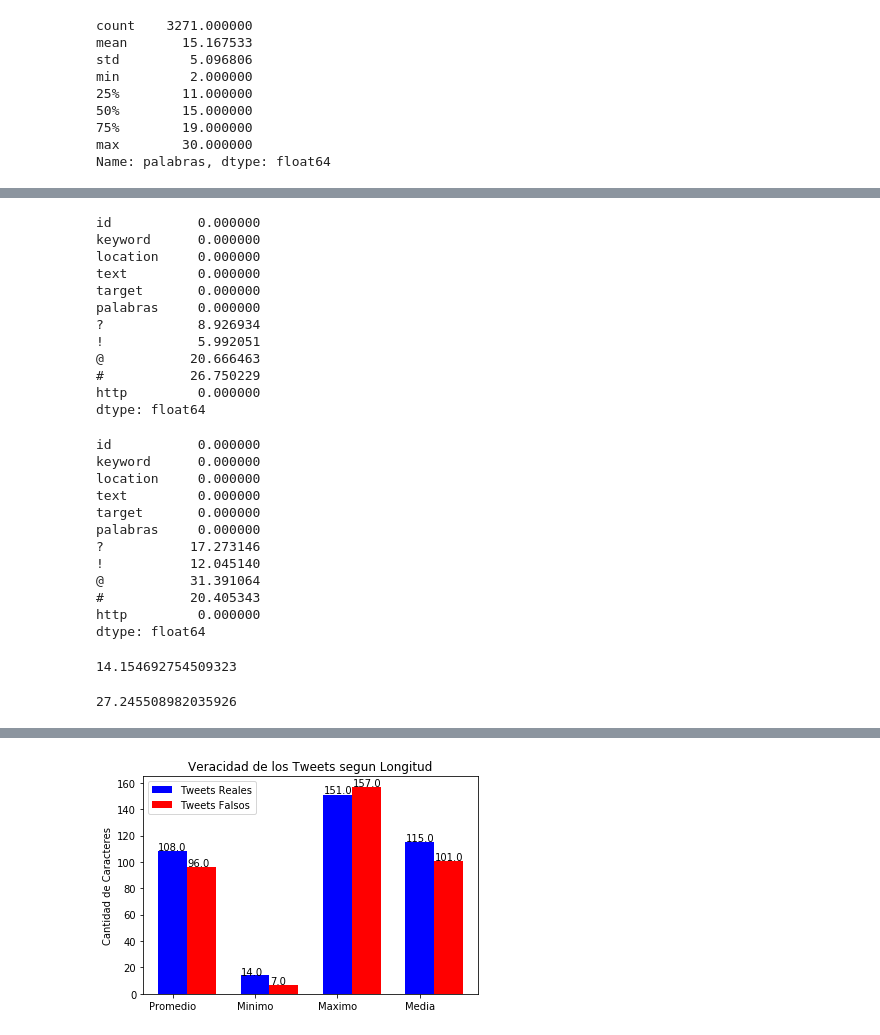
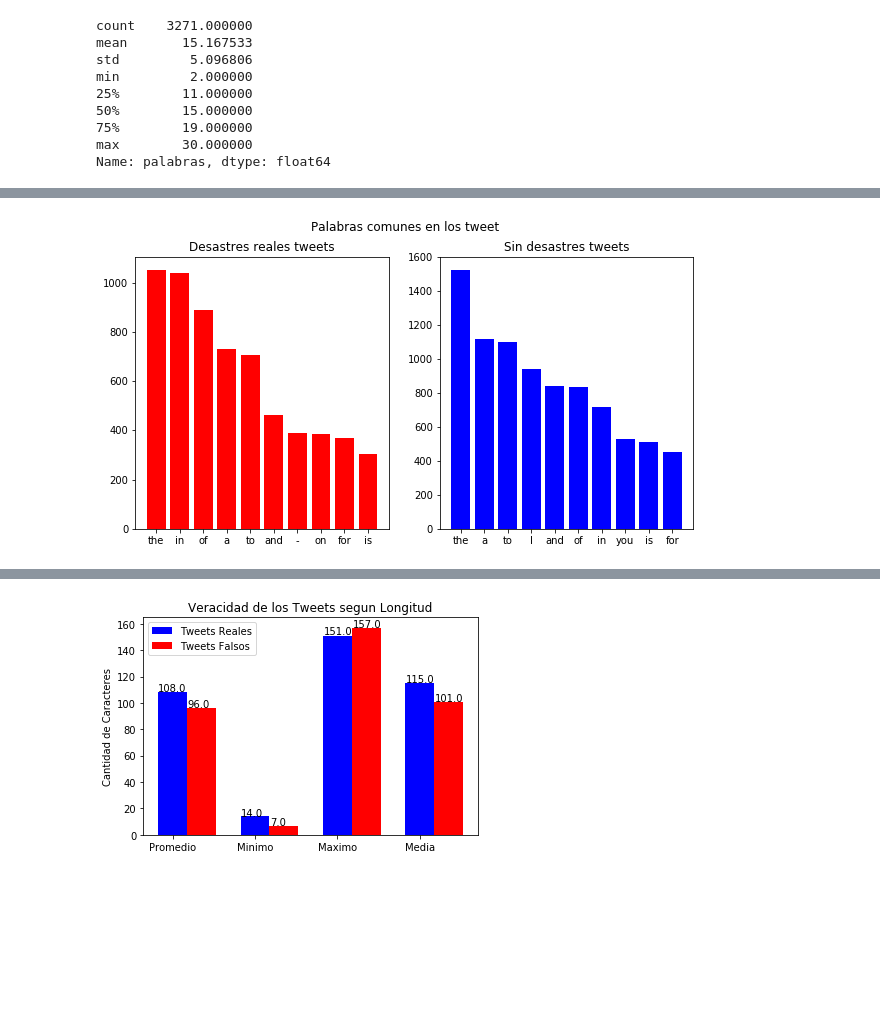
Before and after one commit to pabliyo/coronadatos, a Jupyter notebook: TP1-AnalisisText.ipynb, the cells around one changed output, grey strips where cells are left out. Cells and saved outputs as stored; diff of their text form; code cells hidden in the pictures; blank space fills up the shorter version.

```diff
--- a/TP1-AnalisisText.ipynb
+++ b/TP1-AnalisisText.ipynb
@@ -202,8 +149,0 @@ Counter(" ".join(dfreal["text"]).split()).most_common(20)
-# %%
-dic=defaultdict(int)
-signos = string.punctuation
-for i in (palabras_falsos):
-    if i in signos:
-        dic[i]+=1
-x,y=zip(*dic.items())
-plt.bar(x,y)
@@ -213,7 +149,0 @@ plt.bar(x,y)
-# %%
-dic2=defaultdict(int)
-for i in (palabras_reales):
-    if i in signos:
-        dic2[i]+=1
-x,y=zip(*dic2.items())
-plt.bar(x,y)
@@ -271,34 +149,0 @@ dtype: float64
-# %%
-display (dfreal[(dfreal[['?','!','@','#']]>0)].count() / dfreal.count() * 100 )
-dffalso[(dffalso[['?','!','@','#']]>0)].count() / dffalso.count() * 100
-# %% [output]
-id           0.000000
-keyword      0.000000
-location     0.000000
-text         0.000000
-target       0.000000
-palabras     0.000000
-?            8.926934
-!            5.992051
-@           20.666463
-#           26.750229
-http         0.000000
-dtype: float64
-id           0.000000
-keyword      0.000000
-location     0.000000
-text         0.000000
-target       0.000000
-palabras     0.000000
-?           17.273146
-!           12.045140
-@           31.391064
-#           20.405343
-http         0.000000
-dtype: float64
-# %%
-display (dfreal[(dfreal['?']>0)|(dfreal['!']>0)].shape[0] / dfreal.shape[0] * 100)
-dffalso[(dffalso['?']>0)|(dffalso['!']>0)].shape[0] / dffalso.shape[0] * 100
-# %% [output]
-14.154692754509323
-27.245508982035926
@@ -304,0 +191,17 @@ dffalso[(dffalso['?']>0)|(dffalso['!']>0)].shape[0] / dffalso.shape[0] * 100
+# %%
+palabras_falsos = creo_list_palabras(0)
+palabras_reales = creo_list_palabras(1)
+top_falsos = Counter(palabras_falsos).most_common(10)
+top_reales = Counter(palabras_reales).most_common(10)
+
+fig,(ax1,ax2)=plt.subplots(1,2,figsize=(10,5))
+x,y=zip(*top_reales)
+x2,y2=zip(*top_falsos)
+ax1.bar(x,y,color='red')
+ax1.set_title('Desastres reales tweets')
+ax2.bar(x2,y2,color='blue')
+ax2.set_title('Sin desastres tweets')
+fig.suptitle('Palabras comunes en los tweet')
+plt.show()
+# %% [output]
+[figure, added]
```
Also changed, not shown: parts of 25 cells of this notebook.
